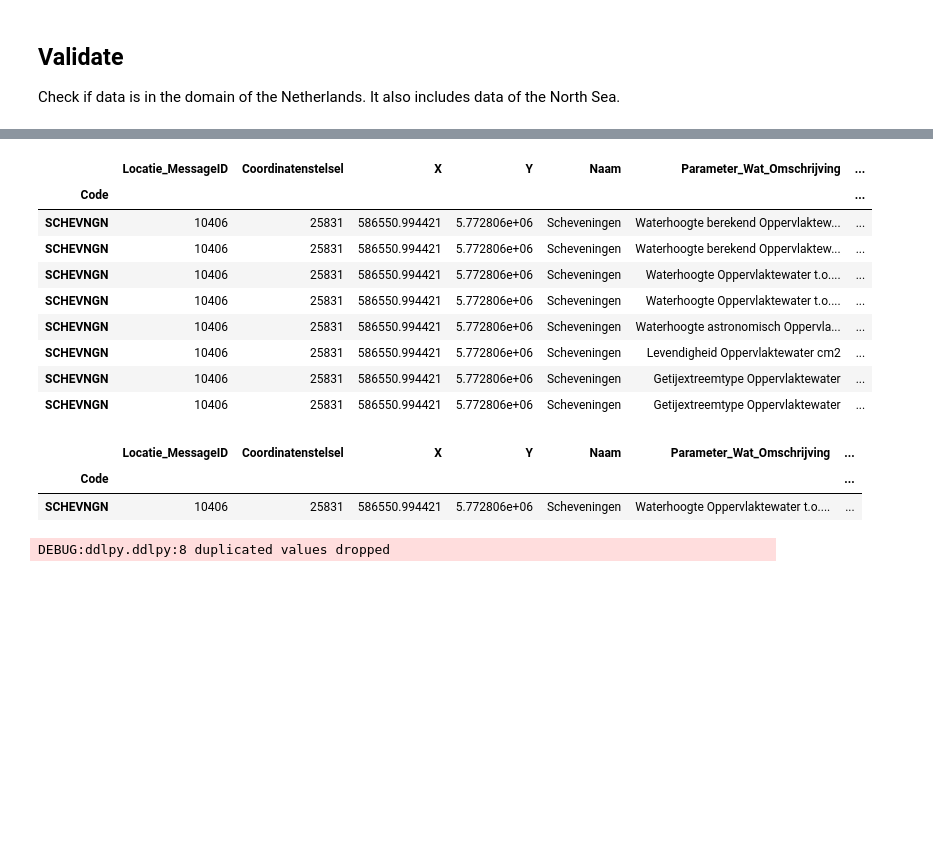
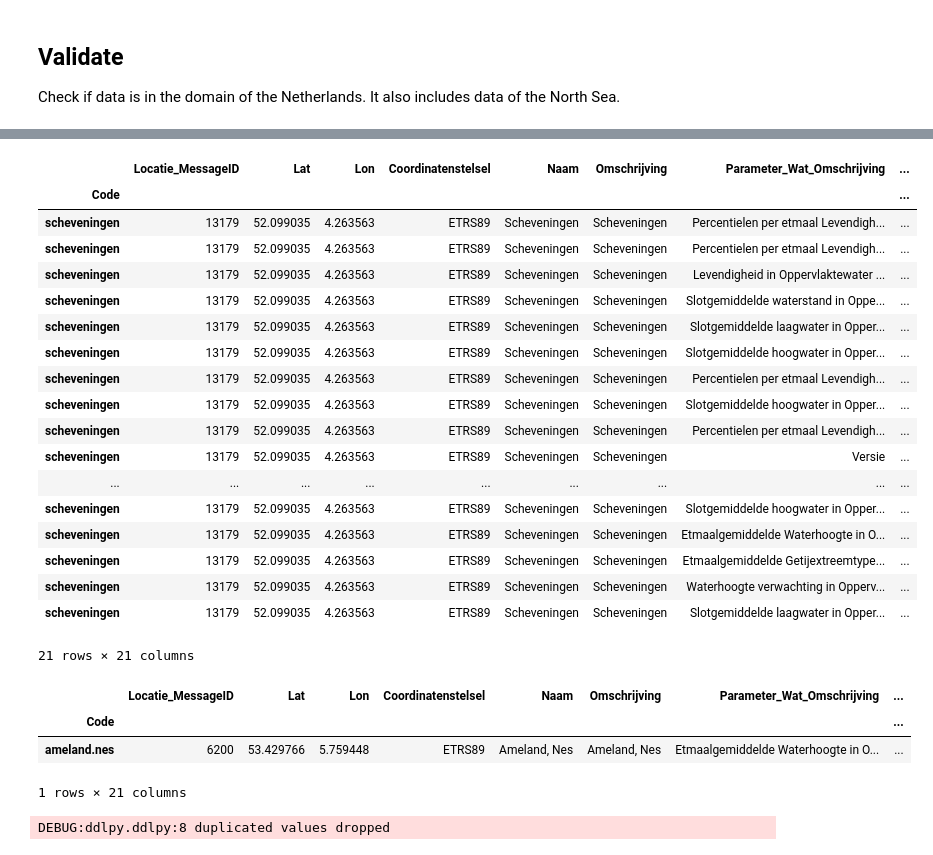
Before and after one commit to Deltares/ddlpy, a Jupyter notebook: docs/notebooks/measurements.ipynb, the cells around one changed output, grey strips where cells are left out. Cells and saved outputs as stored; diff of their text form; code cells hidden in the pictures; blank space fills up the shorter version.

```diff
--- a/docs/notebooks/measurements.ipynb
+++ b/docs/notebooks/measurements.ipynb
@@ -79,31 +84,43 @@ selected
 # %%
 # multiple parameters avaialble per location, each combination is a row
-selected = locations.loc['SCHEVNGN']
+selected = locations.loc['scheveningen']
 selected
 # %% [output]
-|  | Locatie_MessageID | Coordinatenstelsel | X | Y | Naam | Parameter_Wat_Omschrijving | ... |
-| Code |  |  |  |  |  |  | ... |
-| SCHEVNGN | 10406 | 25831 | 586550.994421 | 5.772806e+06 | Scheveningen | Waterhoogte berekend Oppervlaktew... | ... |
-| SCHEVNGN | 10406 | 25831 | 586550.994421 | 5.772806e+06 | Scheveningen | Waterhoogte berekend Oppervlaktew... | ... |
-| SCHEVNGN | 10406 | 25831 | 586550.994421 | 5.772806e+06 | Scheveningen | Waterhoogte Oppervlaktewater t.o.... | ... |
-| SCHEVNGN | 10406 | 25831 | 586550.994421 | 5.772806e+06 | Scheveningen | Waterhoogte Oppervlaktewater t.o.... | ... |
-| SCHEVNGN | 10406 | 25831 | 586550.994421 | 5.772806e+06 | Scheveningen | Waterhoogte astronomisch Oppervla... | ... |
-| SCHEVNGN | 10406 | 25831 | 586550.994421 | 5.772806e+06 | Scheveningen | Levendigheid Oppervlaktewater cm2 | ... |
-| SCHEVNGN | 10406 | 25831 | 586550.994421 | 5.772806e+06 | Scheveningen | Getijextreemtype Oppervlaktewater | ... |
-| SCHEVNGN | 10406 | 25831 | 586550.994421 | 5.772806e+06 | Scheveningen | Getijextreemtype Oppervlaktewater | ... |
+|  | Locatie_MessageID | Lat | Lon | Coordinatenstelsel | Naam | Omschrijving | Parameter_Wat_Omschrijving | ... |
+| Code |  |  |  |  |  |  |  | ... |
+| scheveningen | 13179 | 52.099035 | 4.263563 | ETRS89 | Scheveningen | Scheveningen | Percentielen per etmaal Levendigh... | ... |
+| scheveningen | 13179 | 52.099035 | 4.263563 | ETRS89 | Scheveningen | Scheveningen | Percentielen per etmaal Levendigh... | ... |
+| scheveningen | 13179 | 52.099035 | 4.263563 | ETRS89 | Scheveningen | Scheveningen | Levendigheid in Oppervlaktewater ... | ... |
+| scheveningen | 13179 | 52.099035 | 4.263563 | ETRS89 | Scheveningen | Scheveningen | Slotgemiddelde waterstand in Oppe... | ... |
+| scheveningen | 13179 | 52.099035 | 4.263563 | ETRS89 | Scheveningen | Scheveningen | Slotgemiddelde laagwater in Opper... | ... |
+| scheveningen | 13179 | 52.099035 | 4.263563 | ETRS89 | Scheveningen | Scheveningen | Slotgemiddelde hoogwater in Opper... | ... |
+| scheveningen | 13179 | 52.099035 | 4.263563 | ETRS89 | Scheveningen | Scheveningen | Percentielen per etmaal Levendigh... | ... |
+| scheveningen | 13179 | 52.099035 | 4.263563 | ETRS89 | Scheveningen | Scheveningen | Slotgemiddelde hoogwater in Opper... | ... |
+| scheveningen | 13179 | 52.099035 | 4.263563 | ETRS89 | Scheveningen | Scheveningen | Percentielen per etmaal Levendigh... | ... |
+| scheveningen | 13179 | 52.099035 | 4.263563 | ETRS89 | Scheveningen | Scheveningen | Versie | ... |
+| ... | ... | ... | ... | ... | ... | ... | ... | ... |
+| scheveningen | 13179 | 52.099035 | 4.263563 | ETRS89 | Scheveningen | Scheveningen | Slotgemiddelde hoogwater in Opper... | ... |
+| scheveningen | 13179 | 52.099035 | 4.263563 | ETRS89 | Scheveningen | Scheveningen | Etmaalgemiddelde Waterhoogte in O... | ... |
+| scheveningen | 13179 | 52.099035 | 4.263563 | ETRS89 | Scheveningen | Scheveningen | Etmaalgemiddelde Getijextreemtype... | ... |
+| scheveningen | 13179 | 52.099035 | 4.263563 | ETRS89 | Scheveningen | Scheveningen | Waterhoogte verwachting in Opperv... | ... |
+| scheveningen | 13179 | 52.099035 | 4.263563 | ETRS89 | Scheveningen | Scheveningen | Slotgemiddelde laagwater in Opper... | ... |
+21 rows × 21 columns
 # %%
 # subset to a single location/measurement location (waterhoogte timeseries for Scheveningen)
-bool_stations = locations.index.isin(['SCHEVNGN'])
-# measured (WATHTE) versus computed/astro
+bool_stations = locations.index.isin(['ameland.nes'])
+# meting/astronomisch/verwachting
+bool_procestype = locations['ProcesType'].isin(['meting'])
+# waterlevel/waterhoogte (WATHTE)
 bool_grootheid = locations['Grootheid.Code'].isin(['WATHTE'])
 # timeseries (NVT) versus extremes
-bool_groepering = locations['Groepering.Code'].isin(['NVT'])
-selected = locations.loc[bool_stations & bool_grootheid & bool_groepering]
+bool_groepering = locations['Groepering.Code'].isin([''])
+selected = locations.loc[bool_stations & bool_procestype & bool_grootheid & bool_groepering]
 selected
 # %% [output]
-|  | Locatie_MessageID | Coordinatenstelsel | X | Y | Naam | Parameter_Wat_Omschrijving | ... |
-| Code |  |  |  |  |  |  | ... |
-| SCHEVNGN | 10406 | 25831 | 586550.994421 | 5.772806e+06 | Scheveningen | Waterhoogte Oppervlaktewater t.o.... | ... |
+|  | Locatie_MessageID | Lat | Lon | Coordinatenstelsel | Naam | Omschrijving | Parameter_Wat_Omschrijving | ... |
+| Code |  |  |  |  |  |  |  | ... |
+| ameland.nes | 6200 | 53.429766 | 5.759448 | ETRS89 | Ameland, Nes | Ameland, Nes | Etmaalgemiddelde Waterhoogte in O... | ... |
+1 rows × 21 columns
 # %%
 # if we pass one row to the measurements function you can get all the measurements
 measurements = ddlpy.measurements(selected.iloc[0], "2019-05-01", "2020-02-01")
```
Also changed, not shown: parts of 9 cells of this notebook, 11 other files.
